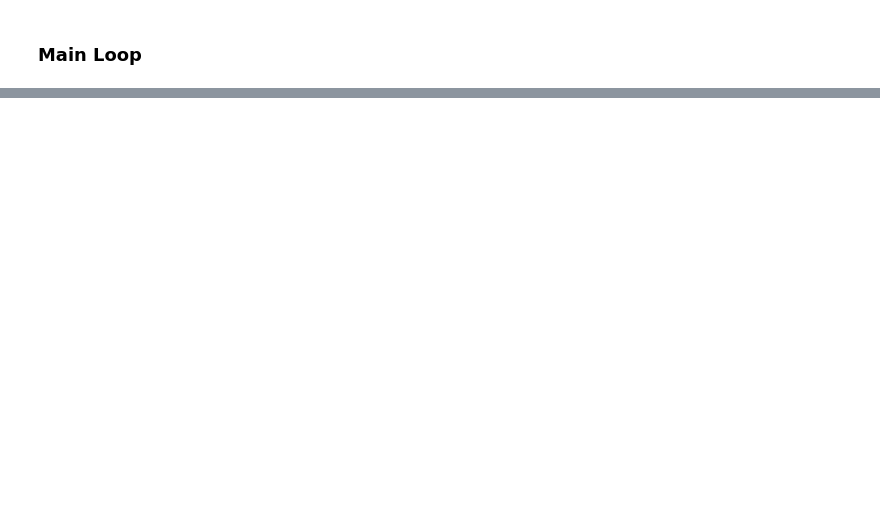
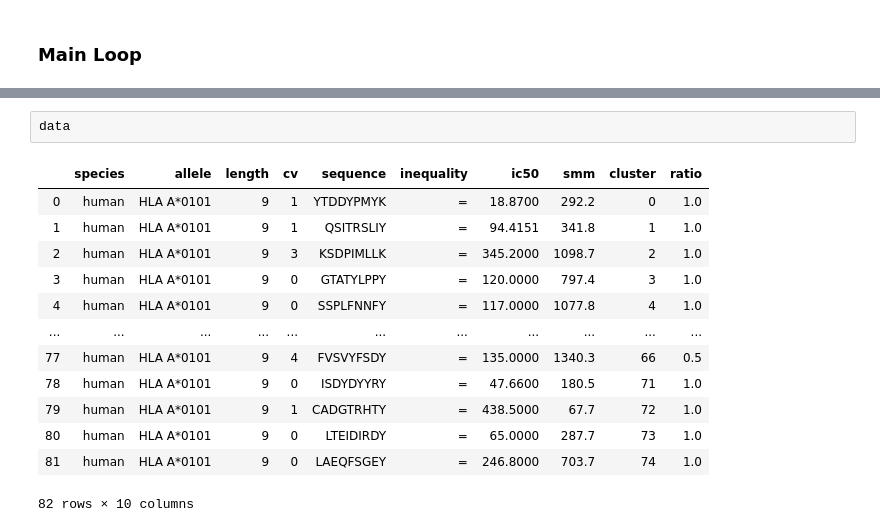
Before and after one commit to laurasansc/algorithms_bioinformatics, a Jupyter notebook: hobohm1_jckf.ipynb, the cells around one changed output, grey strips where cells are left out. Saved outputs shown, nothing was run; the diff lists cells and outputs as text; blank space fills up the shorter version.

```diff
--- a/hobohm1_jckf.ipynb
+++ b/hobohm1_jckf.ipynb
@@ -336,0 +395,16 @@ data/train\HLA A_0201_train.csv
+# %%
+data
+# %% [output]
+|  | species | allele | length | cv | sequence | inequality | ic50 | smm | cluster | ratio |
+| 0 | human | HLA A*0101 | 9 | 1 | YTDDYPMYK | = | 18.8700 | 292.2 | 0 | 1.0 |
+| 1 | human | HLA A*0101 | 9 | 1 | QSITRSLIY | = | 94.4151 | 341.8 | 1 | 1.0 |
+| 2 | human | HLA A*0101 | 9 | 3 | KSDPIMLLK | = | 345.2000 | 1098.7 | 2 | 1.0 |
+| 3 | human | HLA A*0101 | 9 | 0 | GTATYLPPY | = | 120.0000 | 797.4 | 3 | 1.0 |
+| 4 | human | HLA A*0101 | 9 | 0 | SSPLFNNFY | = | 117.0000 | 1077.8 | 4 | 1.0 |
+| ... | ... | ... | ... | ... | ... | ... | ... | ... | ... | ... |
+| 77 | human | HLA A*0101 | 9 | 4 | FVSVYFSDY | = | 135.0000 | 1340.3 | 66 | 0.5 |
+| 78 | human | HLA A*0101 | 9 | 0 | ISDYDYYRY | = | 47.6600 | 180.5 | 71 | 1.0 |
+| 79 | human | HLA A*0101 | 9 | 1 | CADGTRHTY | = | 438.5000 | 67.7 | 72 | 1.0 |
+| 80 | human | HLA A*0101 | 9 | 0 | LTEIDIRDY | = | 65.0000 | 287.7 | 73 | 1.0 |
+| 81 | human | HLA A*0101 | 9 | 0 | LAEQFSGEY | = | 246.8000 | 703.7 | 74 | 1.0 |
+82 rows × 10 columns
```
Also changed, not shown: parts of 6 cells of this notebook, 1 other file.
